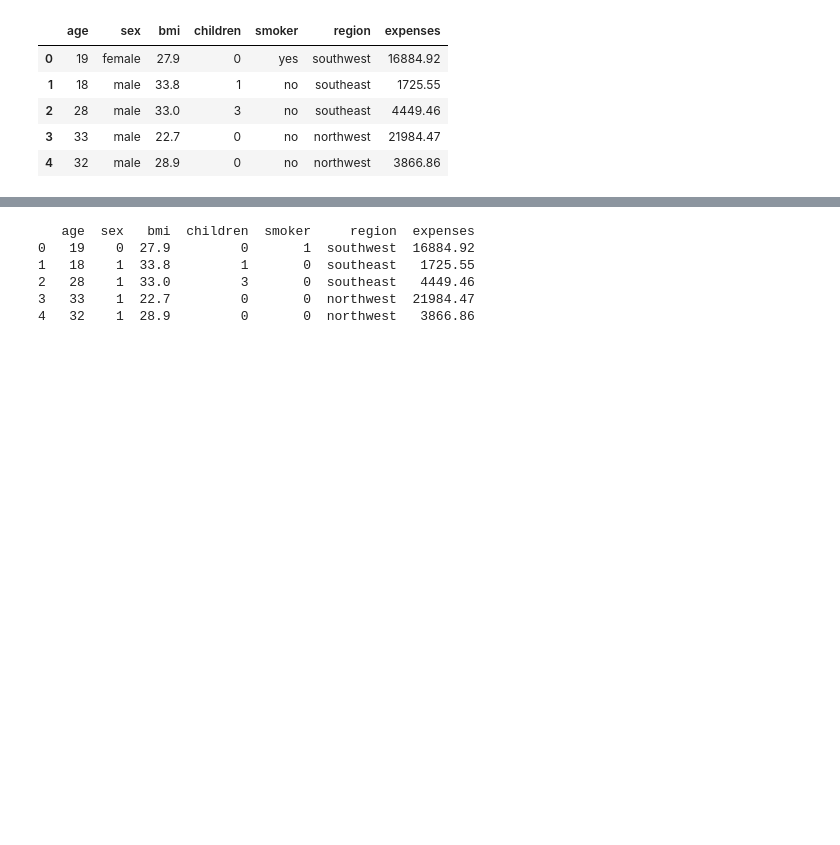
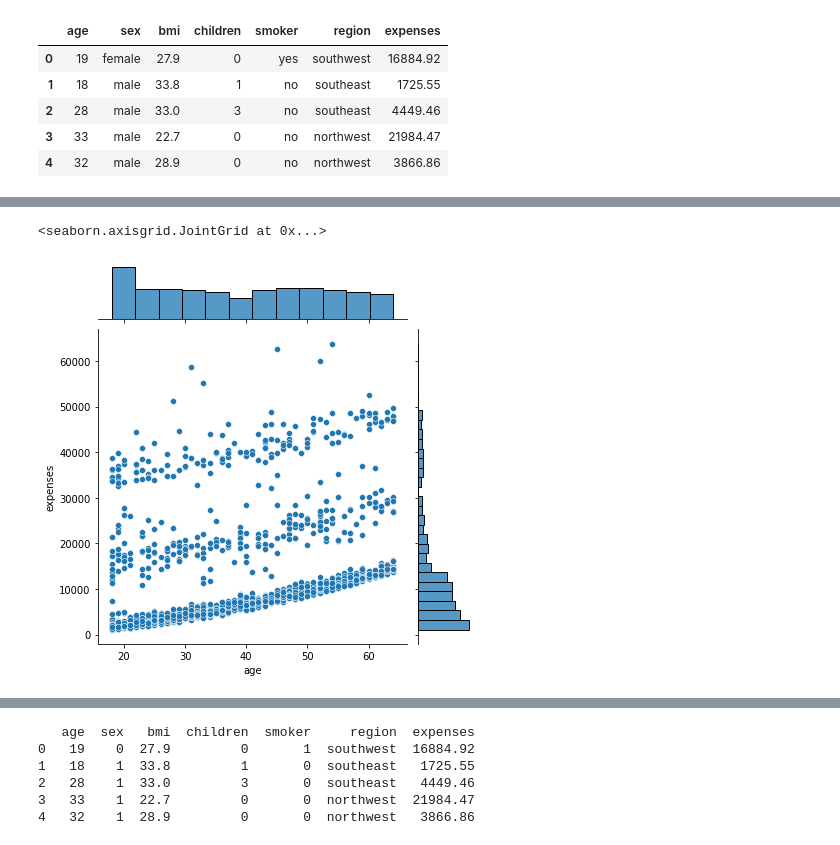
Before and after one commit to Kshitij-Darwhekar/Medical-Insurance-Premium-Prediction, a Jupyter notebook: Medical_Insurance_Premium_Prediction.ipynb, the cells around one changed output, grey strips where cells are left out. Drawn from its saved outputs; the diff is of its cells as text; code cells hidden in the pictures; blank space fills up the shorter version.

```diff
--- a/Medical_Insurance_Premium_Prediction.ipynb
+++ b/Medical_Insurance_Premium_Prediction.ipynb
@@ -31,3 +31,10 @@ figure = px.histogram(data, x = "sex", color = "smoker", title= "Number of Smoke
 figure.show()
 # %% [output]
 [interactive output not drawn]
+# %%
+import seaborn as sns
+
+sns.jointplot(x = data['age'], y= data['expenses'])
+# %% [output]
+<seaborn.axisgrid.JointGrid at 0x...>
+[figure, added]
```
Also changed, not shown: parts of 3 cells of this notebook.
